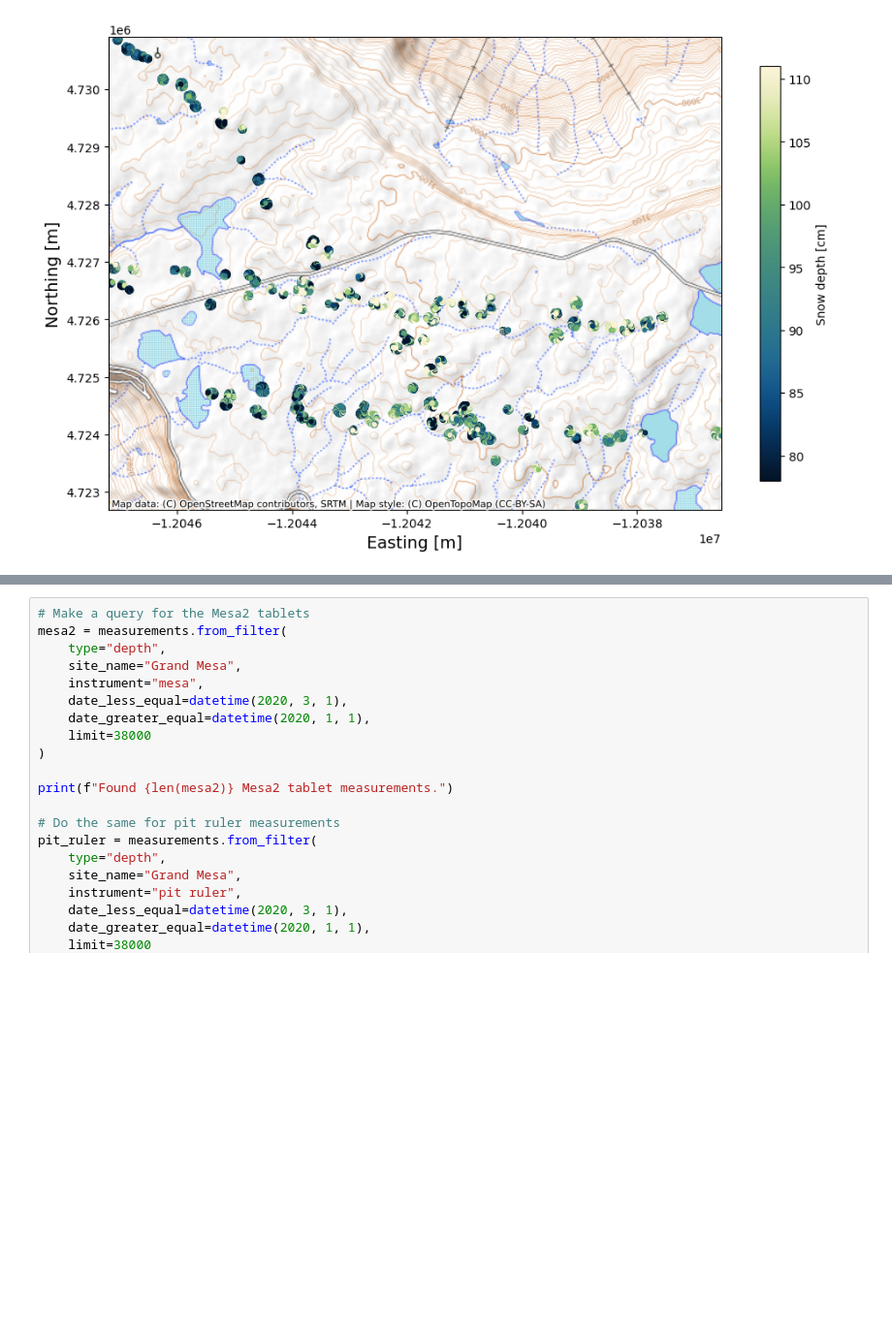
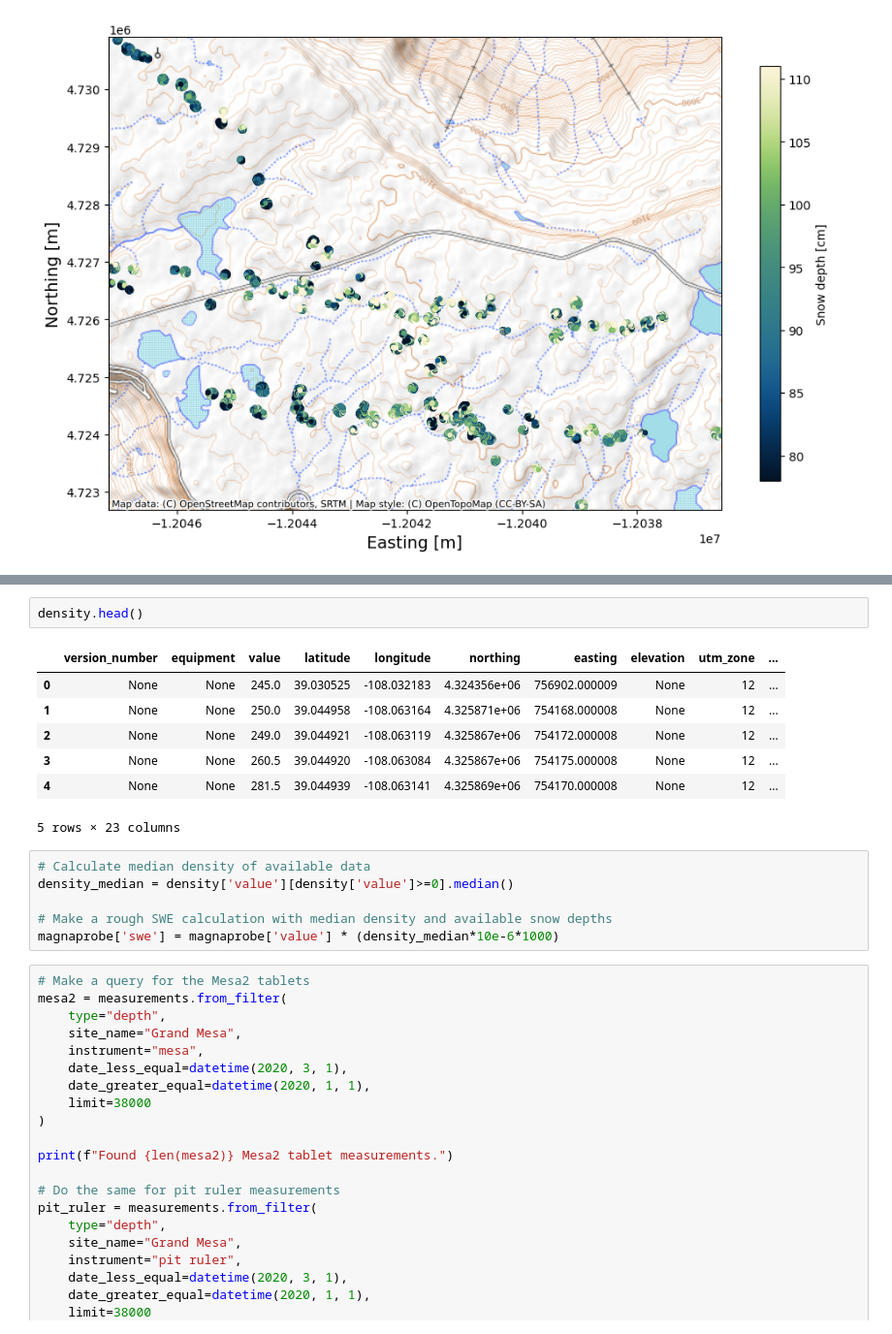
Before and after one commit to zachghiaccio/SnowPit, a Jupyter notebook: swe/snow-pit_data_access.ipynb, the cells around one changed output, grey strips where cells are left out. Shown at 97% size. Drawn from its saved outputs; the diff is of its cells as text; blank space fills up the shorter version.

```diff
--- a/swe/snow-pit_data_access.ipynb
+++ b/swe/snow-pit_data_access.ipynb
@@ -384,3 +374,19 @@ plt.show()
+# %%
+density.head()
+# %% [output]
+|  | version_number | equipment | value | latitude | longitude | northing | easting | elevation | utm_zone | ... |
+| 0 | None | None | 245.0 | 39.030525 | -108.032183 | 4.324356e+06 | 756902.000009 | None | 12 | ... |
+| 1 | None | None | 250.0 | 39.044958 | -108.063164 | 4.325871e+06 | 754168.000008 | None | 12 | ... |
+| 2 | None | None | 249.0 | 39.044921 | -108.063119 | 4.325867e+06 | 754172.000008 | None | 12 | ... |
+| 3 | None | None | 260.5 | 39.044920 | -108.063084 | 4.325867e+06 | 754175.000008 | None | 12 | ... |
+| 4 | None | None | 281.5 | 39.044939 | -108.063141 | 4.325869e+06 | 754170.000008 | None | 12 | ... |
+5 rows × 23 columns
+# %%
+# Calculate median density of available data
+density_median = density['value'][density['value']>=0].median()
+
+# Make a rough SWE calculation with median density and available snow depths
+magnaprobe['swe'] = magnaprobe['value'] * (density_median*10e-6*1000)
 # %%
 # Make a query for the Mesa2 tablets
 mesa2 = measurements.from_filter(
```
Also changed, not shown: parts of 10 cells of this notebook.
